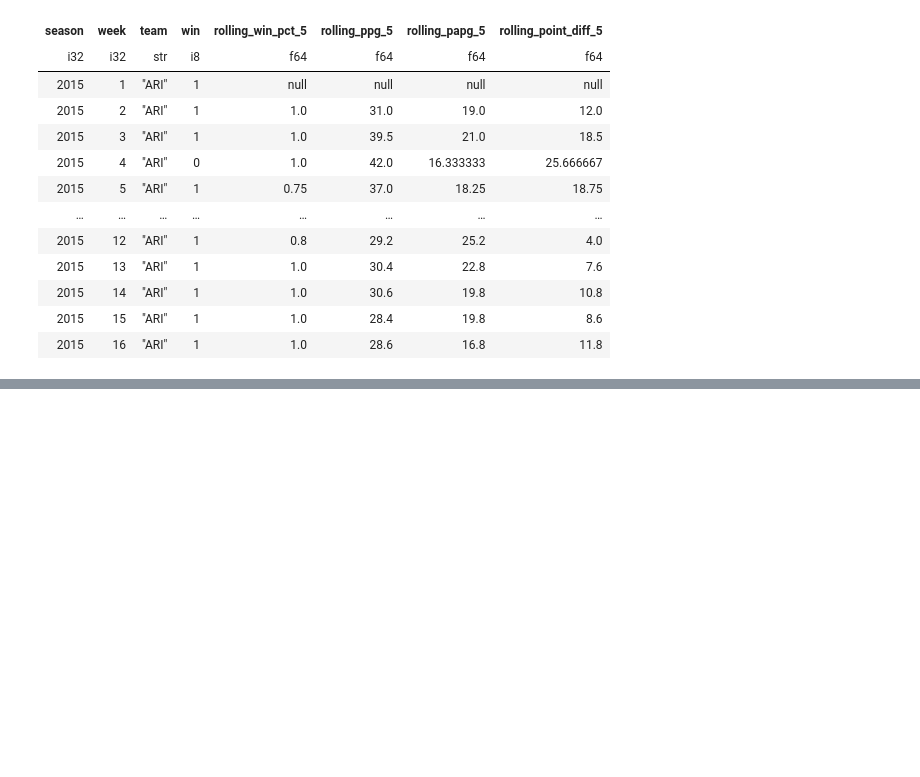
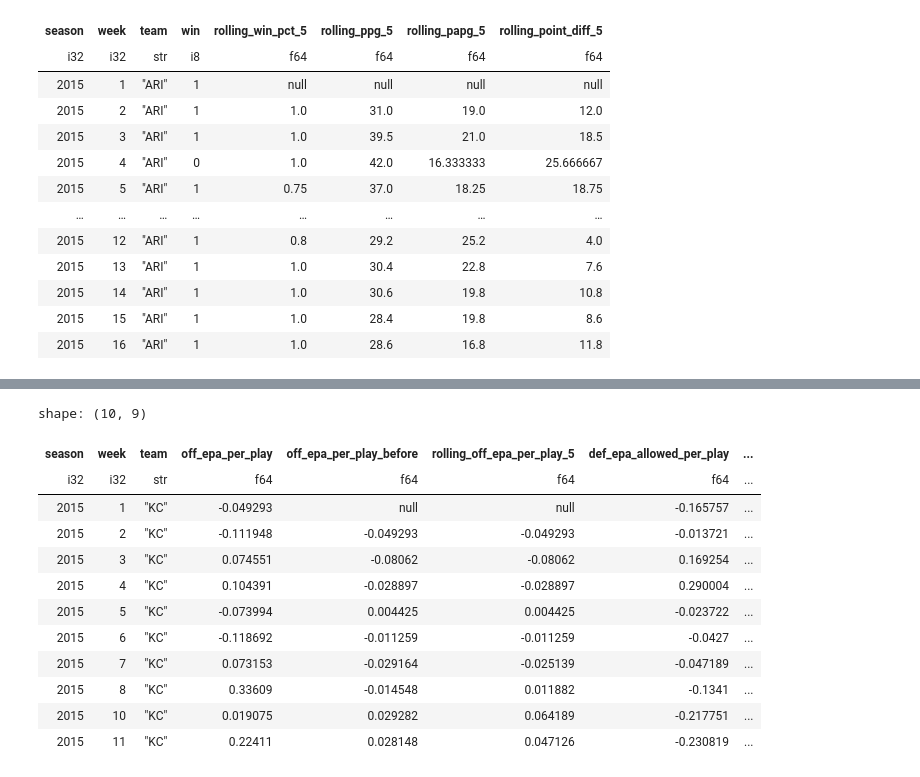
Before and after one commit to Joaquin2108/NFL-GamePredictor, a Jupyter notebook: Notebooks/feature-engineering.ipynb, the cells around one changed output, grey strips where cells are left out. Saved outputs shown, nothing was run; the diff lists cells and outputs as text; code cells hidden in the pictures; blank space fills up the shorter version.

```diff
--- a/Notebooks/feature-engineering.ipynb
+++ b/Notebooks/feature-engineering.ipynb
@@ -639,0 +536,8 @@ away_rolling = rolling_features.rename({
+# %%
+pbp_regular = pbp.filter(
+    pl.col("season_type") == "REG"
+)
+# %%
+offensive_plays = pbp_regular.filter(
+    pl.col("posteam").is_not_null()
+)
@@ -639,0 +592,9 @@ away_rolling = rolling_features.rename({
+# %%
+team_game_epa = (
+    offense_game_epa
+    .join(
+        defense_game_epa,
+        on=["game_id", "season", "week", "team"],
+        how="inner"
+    )
+)
@@ -639,0 +675,28 @@ away_rolling = rolling_features.rename({
+# %%
+team_game_epa.filter(
+    pl.col("team") == "KC"
+).select([
+    "season",
+    "week",
+    "team",
+    "off_epa_per_play",
+    "off_epa_per_play_before",
+    "rolling_off_epa_per_play_5",
+    "def_epa_allowed_per_play",
+    "def_epa_allowed_per_play_before",
+    "rolling_def_epa_allowed_per_play_5",
+]).head(10)
+# %% [output]
+shape: (10, 9)
+| season | week | team | off_epa_per_play | off_epa_per_play_before | rolling_off_epa_per_play_5 | def_epa_allowed_per_play | ... |
+| i32 | i32 | str | f64 | f64 | f64 | f64 | ... |
+| 2015 | 1 | "KC" | -0.049293 | null | null | -0.165757 | ... |
+| 2015 | 2 | "KC" | -0.111948 | -0.049293 | -0.049293 | -0.013721 | ... |
+| 2015 | 3 | "KC" | 0.074551 | -0.08062 | -0.08062 | 0.169254 | ... |
+| 2015 | 4 | "KC" | 0.104391 | -0.028897 | -0.028897 | 0.290004 | ... |
+| 2015 | 5 | "KC" | -0.073994 | 0.004425 | 0.004425 | -0.023722 | ... |
+| 2015 | 6 | "KC" | -0.118692 | -0.011259 | -0.011259 | -0.0427 | ... |
+| 2015 | 7 | "KC" | 0.073153 | -0.029164 | -0.025139 | -0.047189 | ... |
+| 2015 | 8 | "KC" | 0.33609 | -0.014548 | 0.011882 | -0.1341 | ... |
+| 2015 | 10 | "KC" | 0.019075 | 0.029282 | 0.064189 | -0.217751 | ... |
+| 2015 | 11 | "KC" | 0.22411 | 0.028148 | 0.047126 | -0.230819 | ... |
```
Also changed, not shown: parts of 50 cells of this notebook, 1 other file.
